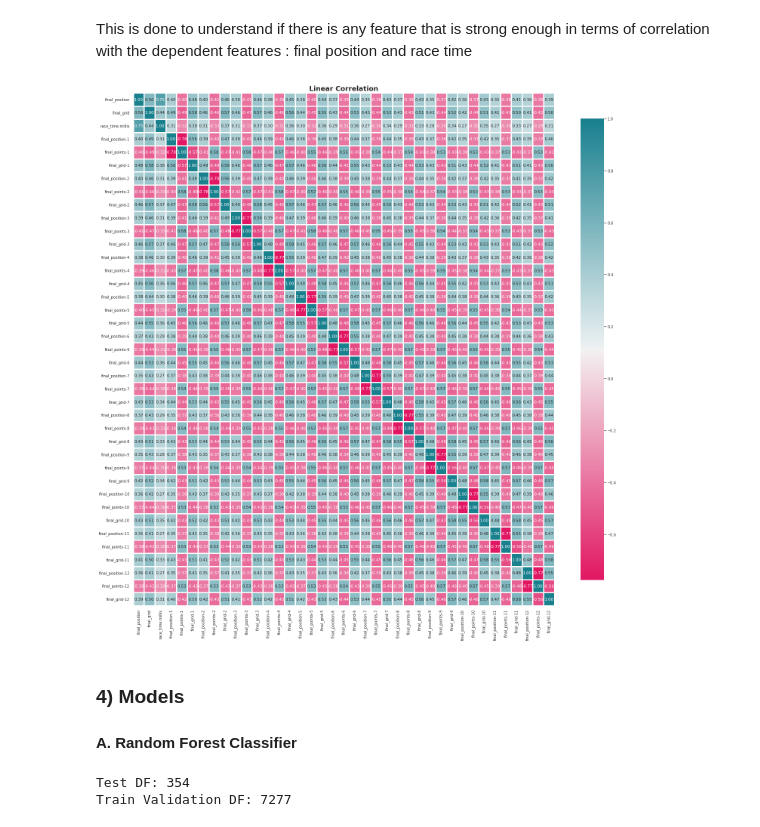
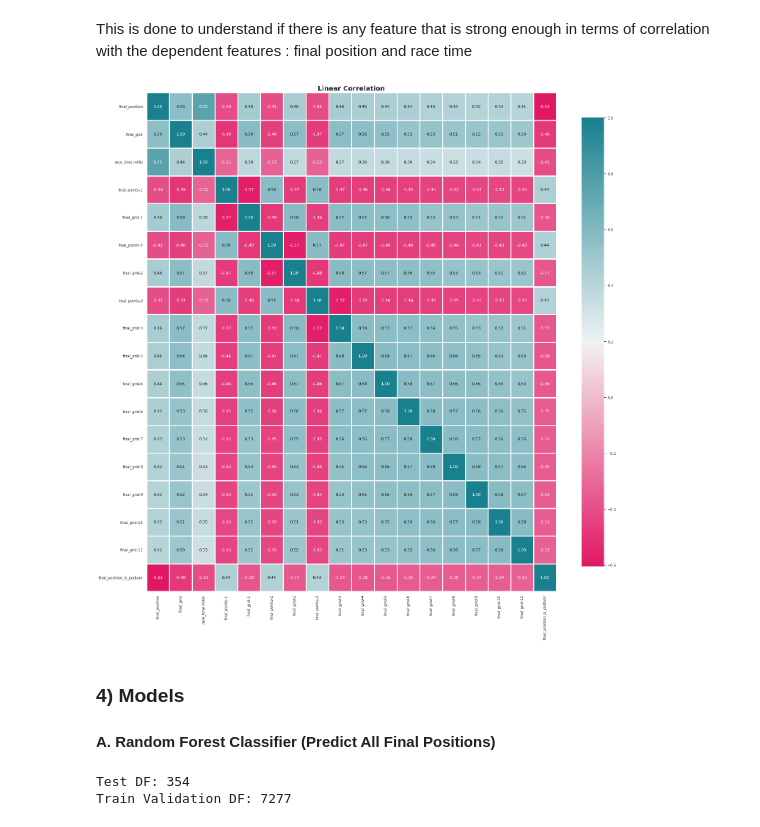
Before and after one commit to GabyCisnerosV/F1_NoName, a Jupyter notebook: 3_Model_1.ipynb, the cells around one changed output. Drawn from its saved outputs; the diff is of its cells as text; code cells hidden in the pictures.

```diff
--- a/3_Model_1.ipynb
+++ b/3_Model_1.ipynb
@@ -88,6 +89,9 @@ features_to_remove=['driver_number', 'final_positionText', 'final_points','final
 features_to_remove=features_to_remove+selected_features_status_focused
 
 ResultsDF2=ResultsDF2.drop(columns=features_to_remove)
+
+#Create extra feature
+ResultsDF2["final_position_is_podium"]=np.where(ResultsDF2["final_position"].isin([1,2,3]),1,0)
 # %% [markdown]
 ### 3) Check Linear Correlation
 # %% [markdown]
@@ -95,25 +99,25 @@ This is done to understand if there is any feature that is strong enough in term
 # %%
 
 #Create and filter correlation df by absolute correlation value
-corr_chosen=0.35
+corr_chosen=0.40
 df_corr=ResultsDF2[ResultsDF2.columns].corr()
 # high_corr_var=df_corr[(df_corr["race_time.millis"].abs() > corr_chosen)].index
 high_corr_var=df_corr[(df_corr["final_position"].abs() > corr_chosen)].index
 filtered_corr=df_corr.loc[high_corr_var,high_corr_var]
 
 #Plot df
 sns.set_theme(style="whitegrid", font_scale=0.9,font="DejaVu Sans")
 fig, axs = plt.subplots(figsize=(25,25))
 cmap = sns.diverging_palette(0, 210, 95, 49, as_cmap=True)
 sns.heatmap(filtered_corr, annot=True, fmt=".2f", linewidths=3, cmap=cmap,cbar_kws={"shrink": .9},ax=axs)
 axs.set_title('Linear Correlation',fontsize=18,fontweight='bold')
 plt.show()
 # %% [output]
-[figure, old version]
+[figure, new version]
 # %% [markdown]
 ### 4) Models
 
-#### A. Random Forest Classifier
+#### A. Random Forest Classifier (Predict All Final Positions)
 # %%
 # SPLIT TRAIN, VALIDATION AND TEST DFs
 # I want to predict with the final_position of the last F1 rounds
```
Also changed, not shown: parts of 12 cells of this notebook, 2 other files.
